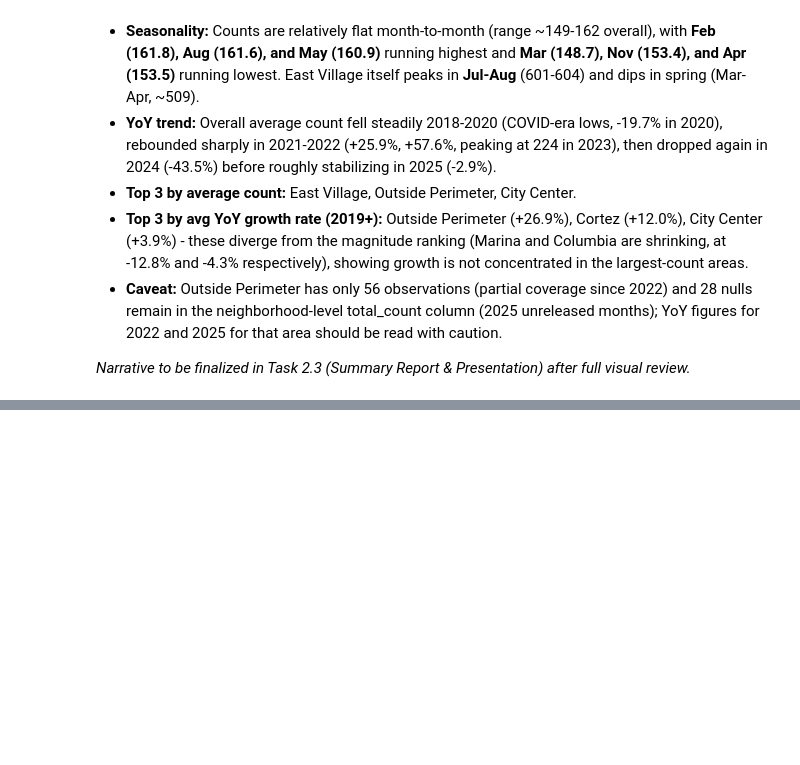
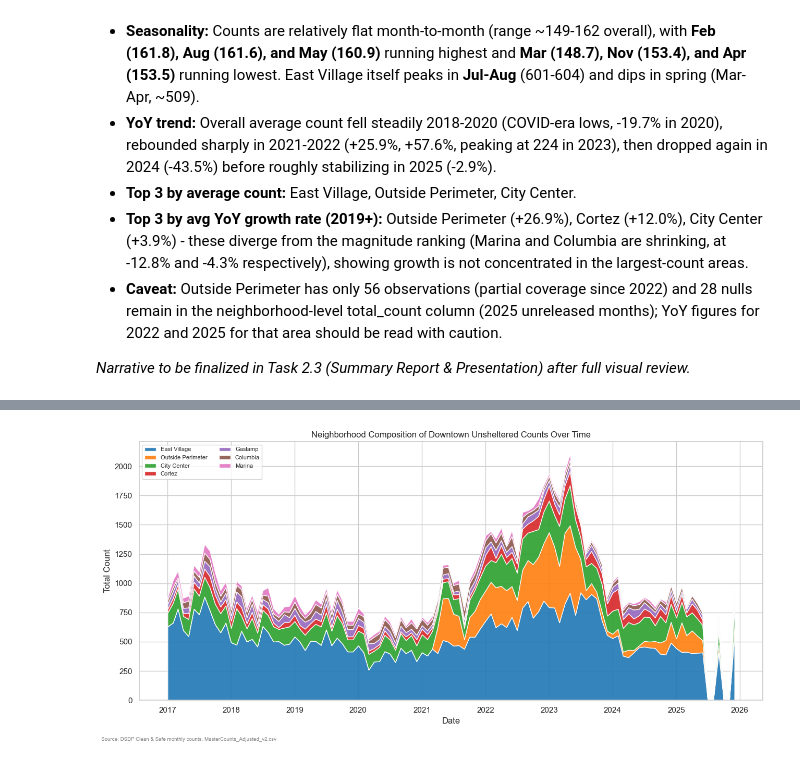
Before and after one commit to CapMorningStar/Downtown-Homeless-Analysis, a Jupyter notebook: EDA_DowntownCounts.ipynb, the cells around one changed output, grey strips where cells are left out. Saved outputs shown, nothing was run; the diff lists cells and outputs as text; code cells hidden in the pictures; blank space fills up the shorter version.

```diff
--- a/EDA_DowntownCounts.ipynb
+++ b/EDA_DowntownCounts.ipynb
@@ -336,0 +406,16 @@ plt.show()
+# %%
+comp_pivot = totals.pivot_table(index='date', columns='area', values='total_count', aggfunc='sum').fillna(0)
+comp_pivot = comp_pivot[by_neighborhood_stats.index]  # order by overall magnitude
+
+fig, ax = plt.subplots(figsize=(13, 6))
+ax.stackplot(comp_pivot.index, comp_pivot.values.T, labels=comp_pivot.columns,
+             colors=sns.color_palette('tab10', comp_pivot.shape[1]), alpha=0.9)
+ax.set_title('Neighborhood Composition of Downtown Unsheltered Counts Over Time')
+ax.set_xlabel('Date')
+ax.set_ylabel('Total Count')
+ax.legend(loc='upper left', fontsize=8, ncol=2)
+fig.text(0.01, -0.02, 'Source: DSDP Clean & Safe monthly counts, MasterCounts_Adjusted_v2.csv', fontsize=7, color='gray')
+plt.tight_layout()
+plt.show()
+# %% [output]
+[figure, added]
```
Also changed, not shown: parts of 32 cells of this notebook, 2 other files.
